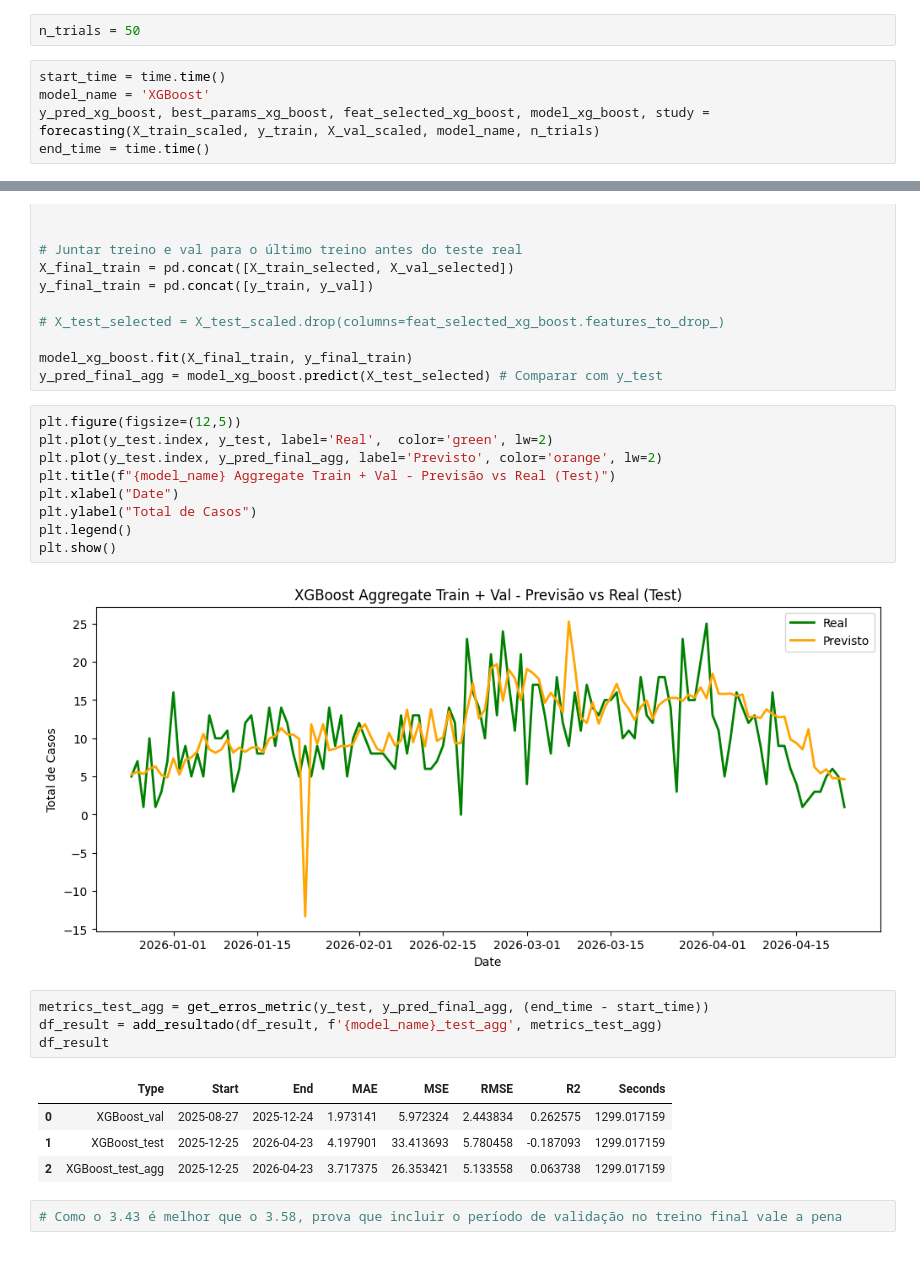
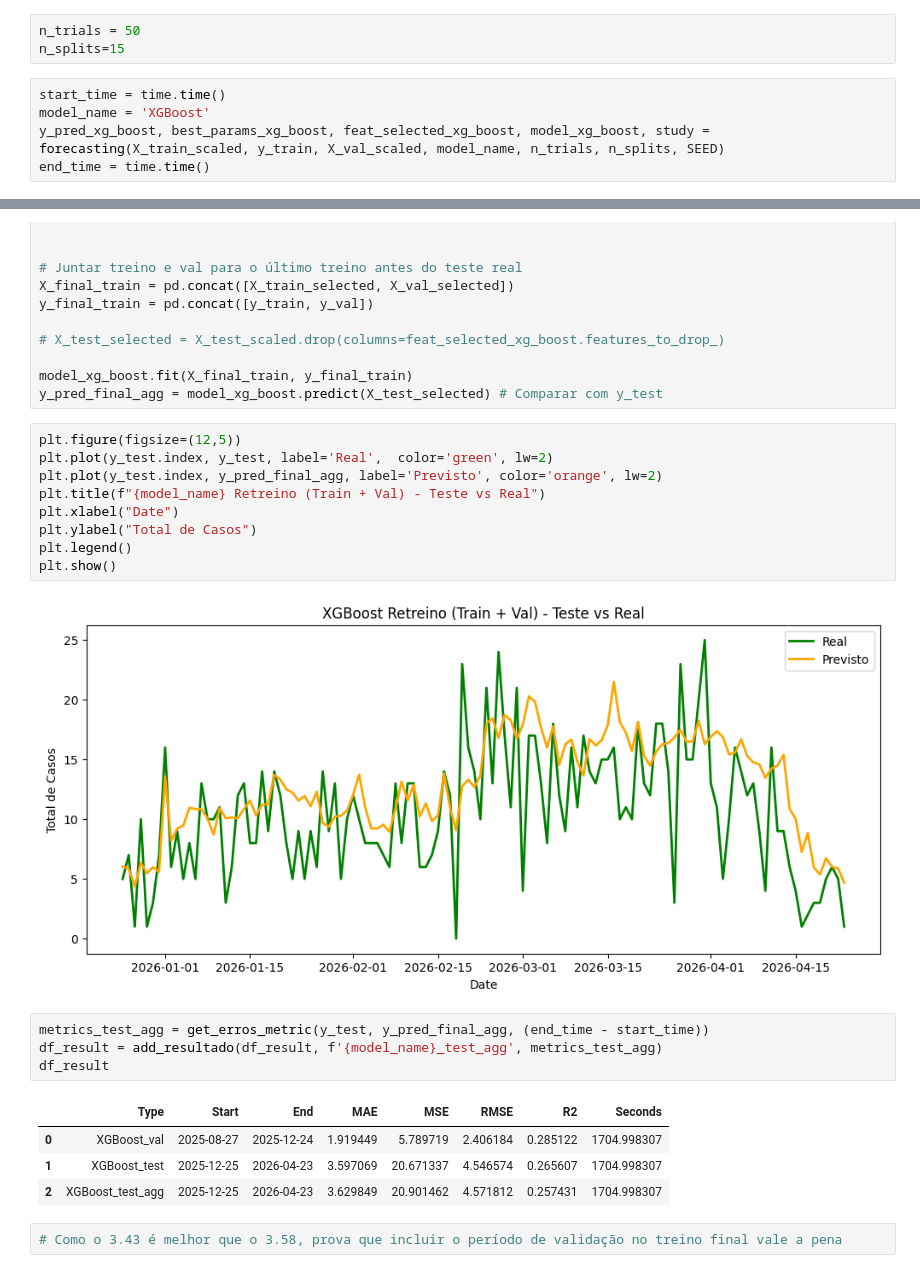
Before and after one commit to luisgustavoullmann/ml_uff, a Jupyter notebook: 4.1_forecast.ipynb, the cells around one changed output, grey strips where cells are left out. Cells and saved outputs as stored; diff of their text form.

Commit message:
added: pruning 200 | modified: plots and refacted code

```diff
--- a/4.1_forecast.ipynb
+++ b/4.1_forecast.ipynb
@@ -722,9 +714,10 @@ def add_resultado(df_result: pd.DataFrame, forecast_method: str, method_metrics:
 # XGBoost
 # %%
 n_trials = 50
+n_splits=15
 # %%
 start_time = time.time()
 model_name = 'XGBoost'
-y_pred_xg_boost, best_params_xg_boost, feat_selected_xg_boost, model_xg_boost, study = forecasting(X_train_scaled, y_train, X_val_scaled, model_name, n_trials)
+y_pred_xg_boost, best_params_xg_boost, feat_selected_xg_boost, model_xg_boost, study = forecasting(X_train_scaled, y_train, X_val_scaled, model_name, n_trials, n_splits, SEED)
 end_time = time.time()
 # %% [output]
@@ -879,23 +905,23 @@ y_pred_final_agg = model_xg_boost.predict(X_test_selected) # Comparar com y_test
 # %%
 plt.figure(figsize=(12,5))
 plt.plot(y_test.index, y_test, label='Real',  color='green', lw=2)
 plt.plot(y_test.index, y_pred_final_agg, label='Previsto', color='orange', lw=2)
-plt.title(f"{model_name} Aggregate Train + Val - Previsão vs Real (Test)")
+plt.title(f"{model_name} Retreino (Train + Val) - Teste vs Real")
 plt.xlabel("Date")
 plt.ylabel("Total de Casos")
 plt.legend()
 plt.show()
 # %% [output]
-[figure, old version]
+[figure, new version]
 # %%
 metrics_test_agg = get_erros_metric(y_test, y_pred_final_agg, (end_time - start_time))
 df_result = add_resultado(df_result, f'{model_name}_test_agg', metrics_test_agg)
 df_result
 # %% [output]
 |  | Type | Start | End | MAE | MSE | RMSE | R2 | Seconds |
-| 0 | XGBoost_val | 2025-08-27 | 2025-12-24 | 1.973141 | 5.972324 | 2.443834 | 0.262575 | 1299.017159 |
-| 1 | XGBoost_test | 2025-12-25 | 2026-04-23 | 4.197901 | 33.413693 | 5.780458 | -0.187093 | 1299.017159 |
-| 2 | XGBoost_test_agg | 2025-12-25 | 2026-04-23 | 3.717375 | 26.353421 | 5.133558 | 0.063738 | 1299.017159 |
+| 0 | XGBoost_val | 2025-08-27 | 2025-12-24 | 1.919449 | 5.789719 | 2.406184 | 0.285122 | 1704.998307 |
+| 1 | XGBoost_test | 2025-12-25 | 2026-04-23 | 3.597069 | 20.671337 | 4.546574 | 0.265607 | 1704.998307 |
+| 2 | XGBoost_test_agg | 2025-12-25 | 2026-04-23 | 3.629849 | 20.901462 | 4.571812 | 0.257431 | 1704.998307 |
 # %%
 # Como o 3.43 é melhor que o 3.58, prova que incluir o período de validação no treino final vale a pena
 # %%
```
Also changed, not shown: parts of 65 cells of this notebook, 27 other files.
